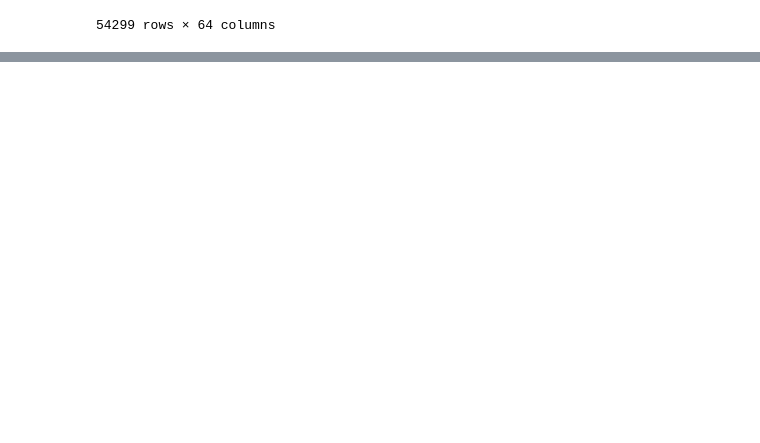
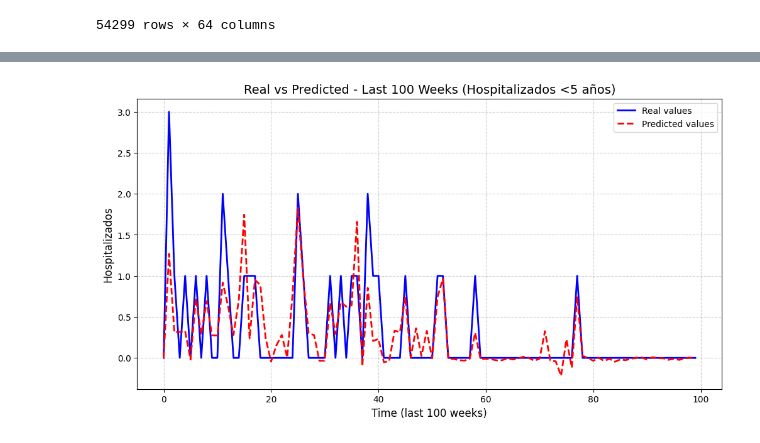
Before and after one commit to LuizIgnacio2002/Samsung_innovation_campus_proyecto, a Jupyter notebook: notebooks/modeling/1.0-af-model training.ipynb, the cells around one changed output, grey strips where cells are left out. Drawn from its saved outputs; the diff is of its cells as text; code cells hidden in the pictures; blank space fills up the shorter version.

Commit message:
add last changes

```diff
--- a/notebooks/modeling/1.0-af-model training.ipynb
+++ b/notebooks/modeling/1.0-af-model training.ipynb
@@ -32,0 +196,23 @@ X = df_lima[["ira_no_neumonia", "neumonias_men5", "neumonias_60mas"] +
+# %%
+import matplotlib.pyplot as plt
+
+# Reset index to align X-axis properly
+y_test_reset = y_test.reset_index(drop=True)
+y_pred_reset = pd.Series(y_pred)
+
+# Select the last 50 weeks
+y_test_last50 = y_test_reset.tail(100).reset_index(drop=True)
+y_pred_last50 = y_pred_reset.tail(100).reset_index(drop=True)
+
+plt.figure(figsize=(12, 6))
+plt.plot(y_test_last50, label="Real values", color="blue", linewidth=2)
+plt.plot(y_pred_last50, label="Predicted values", color="red", linestyle="--", linewidth=2)
+
+plt.title("Real vs Predicted - Last 100 Weeks (Hospitalizados <5 años)", fontsize=14)
+plt.xlabel("Time (last 100 weeks)", fontsize=12)
+plt.ylabel("Hospitalizados", fontsize=12)
+plt.legend()
+plt.grid(True, linestyle="--", alpha=0.6)
+plt.show()
+# %% [output]
+[figure, added]
```
Also changed, not shown: parts of 4 cells of this notebook, 6 other files.
